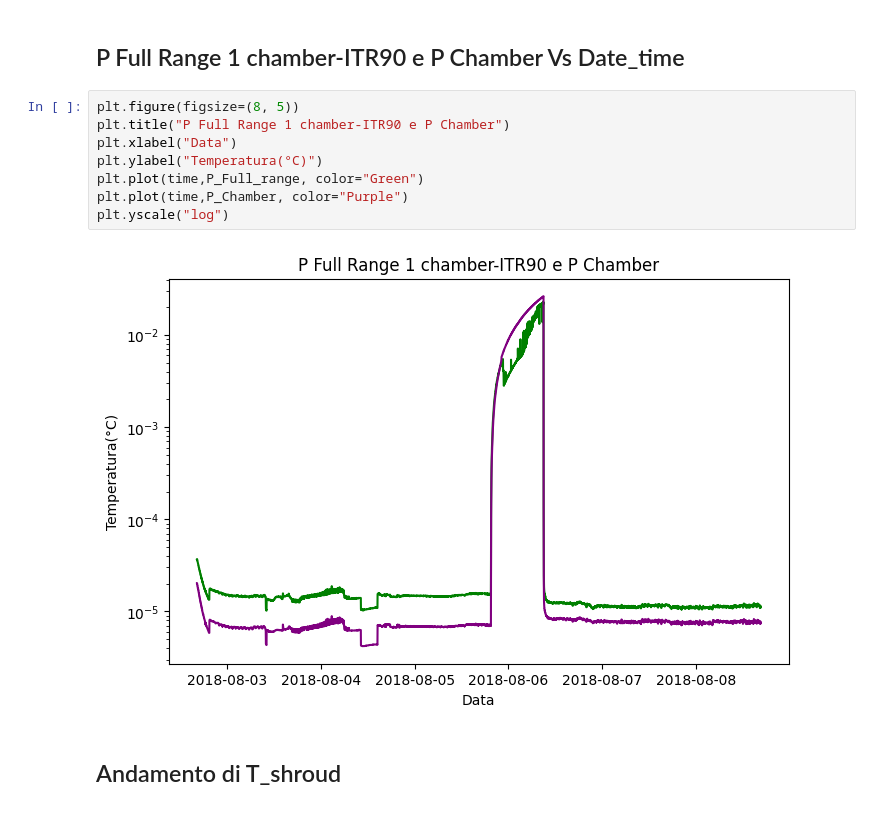
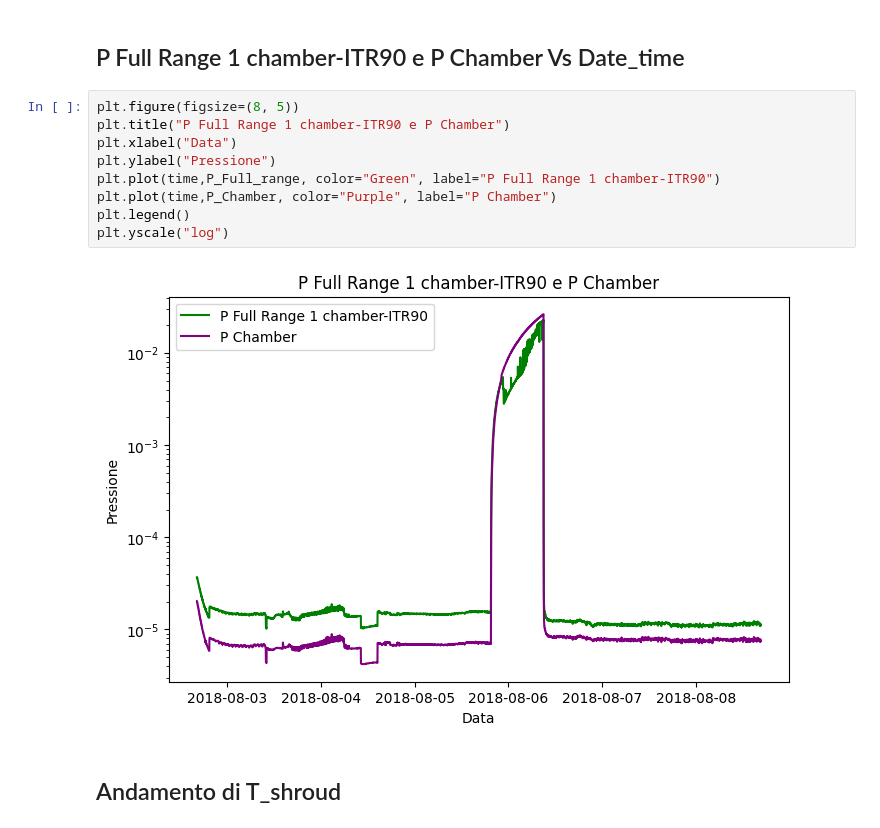
Before and after one commit to Meuritz/SESI, a Jupyter notebook: 2-esperimento vuoto/2 - Tvac.ipynb, the cells around one changed output. Saved outputs shown, nothing was run; the diff lists cells and outputs as text.

```diff
--- a/2-esperimento vuoto/2 - Tvac.ipynb
+++ b/2-esperimento vuoto/2 - Tvac.ipynb
@@ -46,13 +46,14 @@ plt.show()
 # %%
 plt.figure(figsize=(8, 5))
 plt.title("P Full Range 1 chamber-ITR90 e P Chamber")
 plt.xlabel("Data")
-plt.ylabel("Temperatura(°C)")
-plt.plot(time,P_Full_range, color="Green")
-plt.plot(time,P_Chamber, color="Purple")
+plt.ylabel("Pressione")
+plt.plot(time,P_Full_range, color="Green", label="P Full Range 1 chamber-ITR90")
+plt.plot(time,P_Chamber, color="Purple", label="P Chamber")
+plt.legend()
 plt.yscale("log")
 # %% [output]
-[figure, old version]
+[figure, new version]
 # %% [markdown]
 ## Andamento di T_shroud
 # %% [markdown]
```
Also changed, not shown: parts of 1 cell of this notebook, 2 other files.
